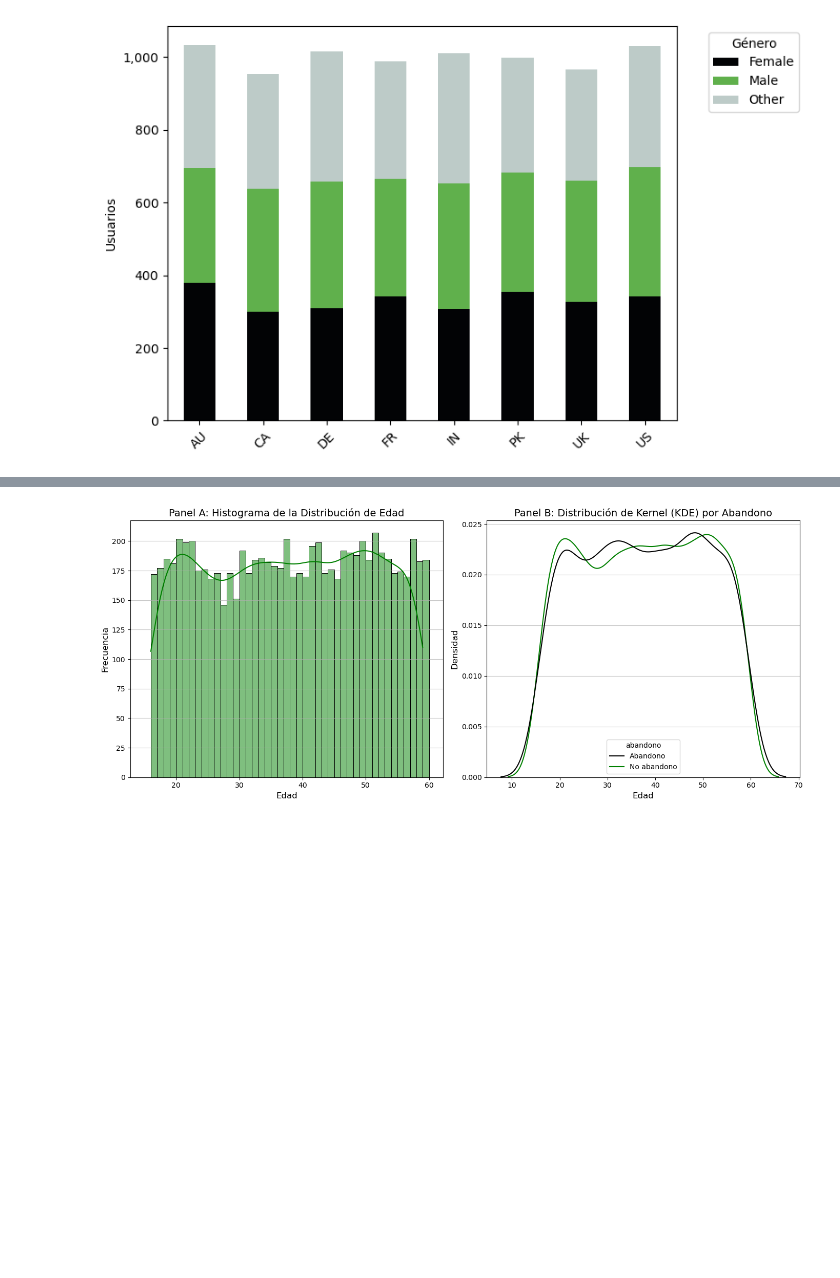
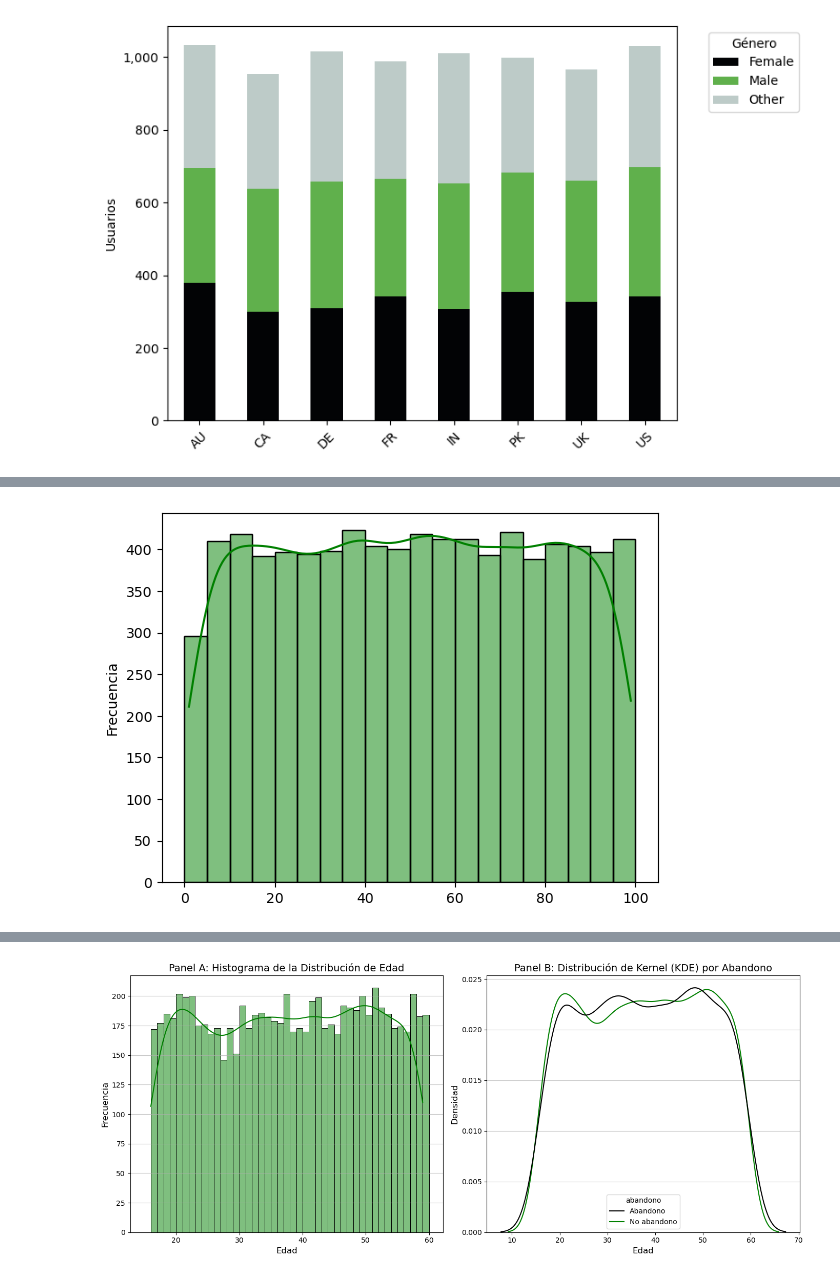
Before and after one commit to franlecam/BigDataUBA-Grupo1, a Jupyter notebook: TP_spotify/TP.ipynb, the cells around one changed output, grey strips where cells are left out. Cells and saved outputs as stored; diff of their text form; code cells hidden in the pictures; blank space fills up the shorter version.

```diff
--- a/TP_spotify/TP.ipynb
+++ b/TP_spotify/TP.ipynb
@@ -190,0 +249,14 @@ plt.show()
+# %%
+#Histograma canciones escuchadas por dia (individual)
+sns.histplot(
+    data=base,
+    x='songs_played_per_day',
+    bins=range(0, base['songs_played_per_day'].max() + 2, 5), # Agrupación por tramos de 5 años
+    kde=True,
+    color='green'
+)
+plt.xlabel('')     # Nombre del eje x
+plt.ylabel('Frecuencia')           # Nombre del eje y
+plt.show()
+# %% [output]
+[figure, added]
```
Also changed, not shown: parts of 16 cells of this notebook.
